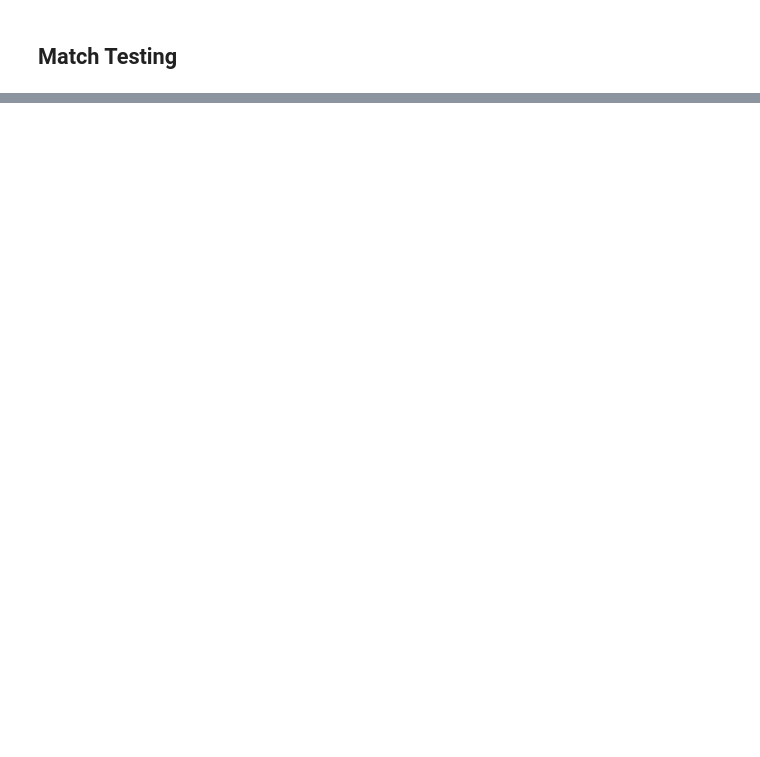
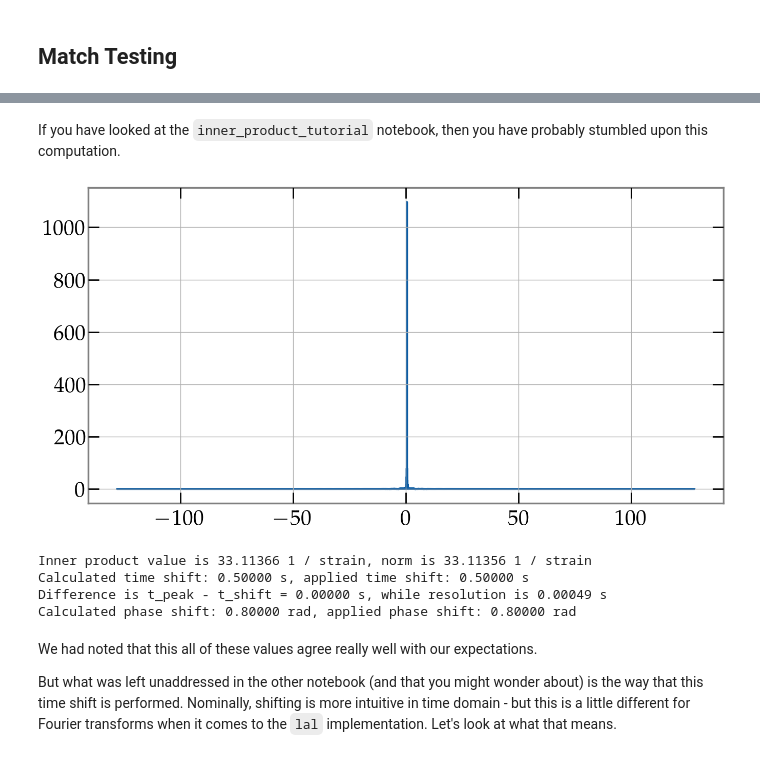
Before and after one commit to MaxMelching/gw-signal-tools, a Jupyter notebook: docs/tutorials/inner_product_tests.ipynb, the cells around one changed output, grey strips where cells are left out. Saved outputs shown, nothing was run; the diff lists cells and outputs as text; code cells hidden in the pictures; blank space fills up the shorter version.

Commit message:
Splitting up inner product notebook.

```diff
--- a/docs/tutorials/inner_product_tests.ipynb
+++ b/docs/tutorials/inner_product_tests.ipynb
@@ -805,0 +75,51 @@ plt.show()
+# %% [markdown]
+If you have looked at the `inner_product_tutorial` notebook, then you have probably stumbled upon this computation.
+# %%
+time_shift = 0.5 * u.s
+phase_shift = 0.8 * u.rad
+
+hp_f_fine_shifted = hp_f_fine * np.exp(
+    -2.0j * np.pi * hp_f_fine.frequencies * time_shift + 1.0j * phase_shift
+)
+
+overlap_fine, info = inner_product(
+    hp_f_fine_shifted,
+    hp_f_fine,
+    psd_gw150914,
+    optimize_time_and_phase=True,
+    return_opt_info=True,
+)
+
+time = info['peak_time']
+phase = info['peak_phase']
+match_series = info['match_series']
+# %%
+plt.figure(figsize=(16, 8))
+
+plt.plot(match_series.abs())
+
+# plt.xlim(-1, 1)
+
+plt.show()
+# %% [output]
+[figure, added]
+# %%
+print(
+    f'Match value is {overlap_fine**0.5:.5f}, norm is {norm(hp_f_fine, psd_gw150914):.5f}'
+)
+print(f'Calculated time shift: {time:.5f}, applied time shift: {time_shift:.5f}')
+print(
+    f'Difference is t_peak - t_shift = {time - time_shift:.5f}, while resolution is {match_series.dt:.5f}'
+)
+print(f'Calculated phase shift: {phase:.5f}, applied phase shift: {phase_shift:.5f}')
+# %% [output]
+Inner product value is 33.11366 1 / strain, norm is 33.11356 1 / strain
+Calculated time shift: 0.50000 s, applied time shift: 0.50000 s
+Difference is t_peak - t_shift = 0.00000 s, while resolution is 0.00049 s
+Calculated phase shift: 0.80000 rad, applied phase shift: 0.80000 rad
+# %% [markdown]
+We had noted that this all of these values agree really well with our expectations.
+
+But what was left unaddressed in the other notebook (and that you might wonder about) is the way that this time shift is performed.
+Nominally, shifting is more intuitive in time domain - but this is a little different for Fourier transforms when it comes to the `lal` implementation.
+Let's look at what that means.
```
Also changed, not shown: parts of 92 cells of this notebook, 1 other file.
